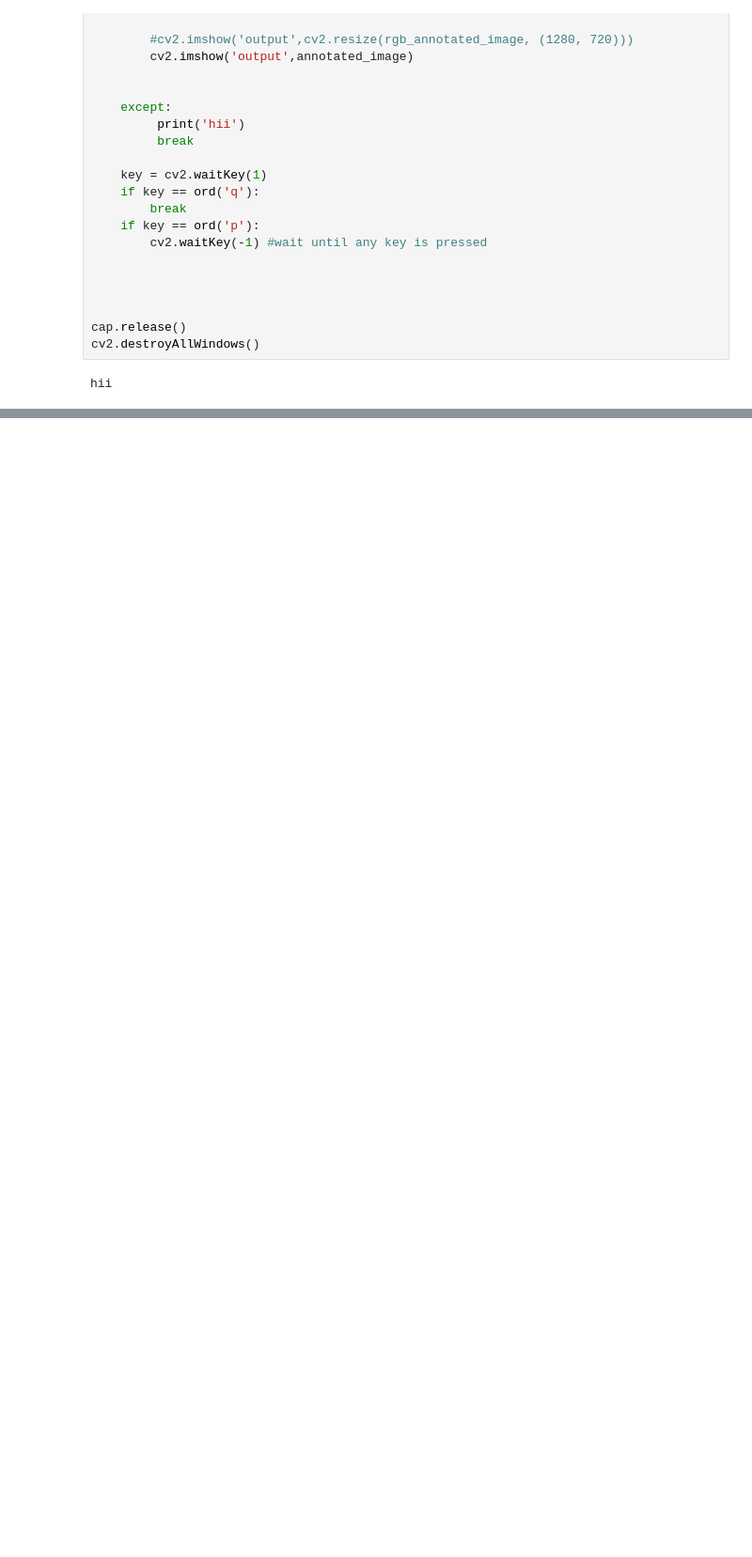
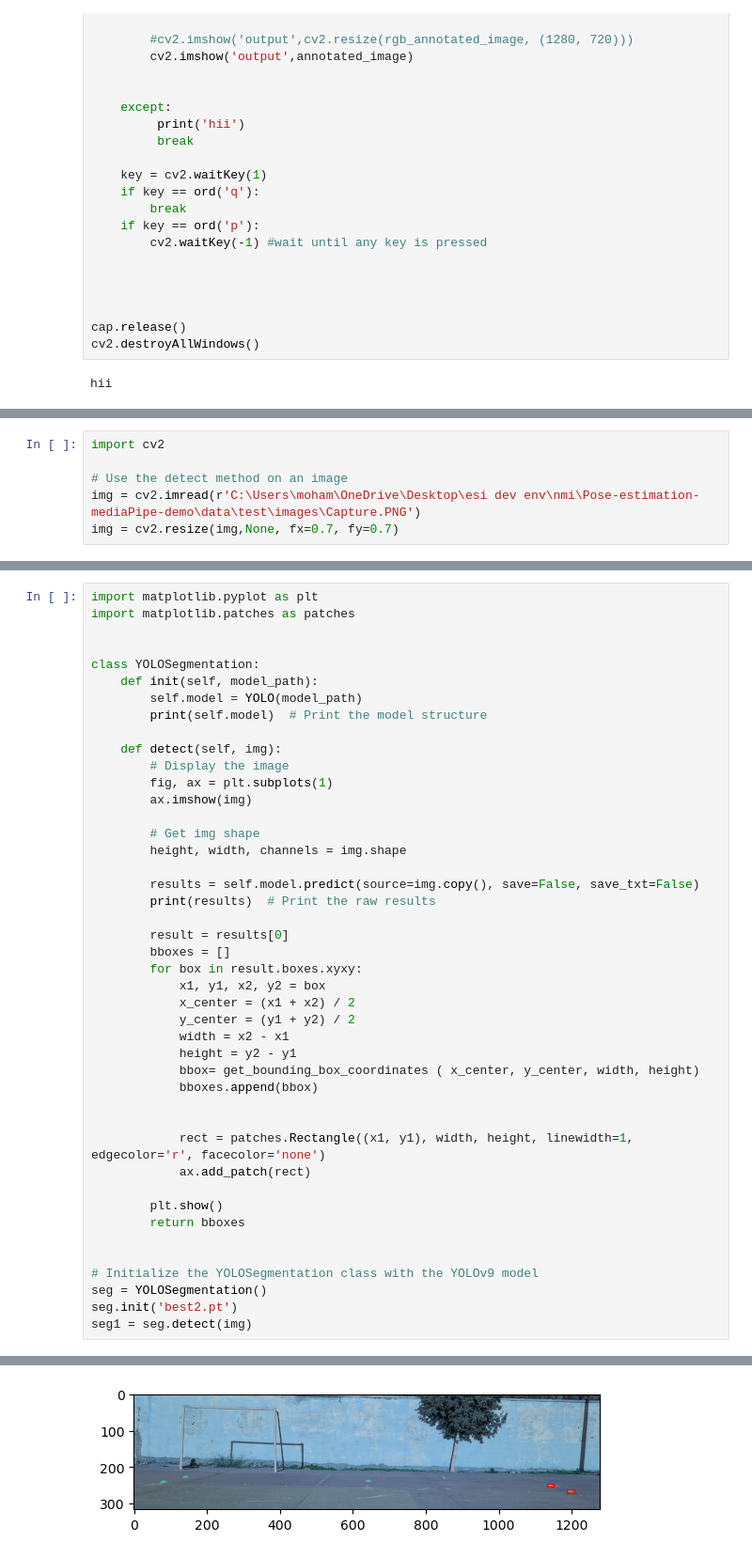
Before and after one commit to mohammedhachoud/HumanPose-Estimation-in-Sport-Analysis, a Jupyter notebook: notebook.ipynb, the cells around one changed output, grey strips where cells are left out. Shown at 94% size. Saved outputs shown, nothing was run; the diff lists cells and outputs as text; blank space fills up the shorter version.

```diff
--- a/notebook.ipynb
+++ b/notebook.ipynb
@@ -220,0 +188,6 @@ class YOLOSegmentation:
+# %%
+import cv2
+
+# Use the detect method on an image
+img = cv2.imread(r'C:\Users\moham\OneDrive\Desktop\esi dev env\nmi\Pose-estimation-mediaPipe-demo\data\test\images\Capture.PNG')
+img = cv2.resize(img,None, fx=0.7, fy=0.7)
@@ -220,0 +220,45 @@ class YOLOSegmentation:
+# %%
+import matplotlib.pyplot as plt
+import matplotlib.patches as patches
+
+
+class YOLOSegmentation:
+    def init(self, model_path):
+        self.model = YOLO(model_path)
+        print(self.model)  # Print the model structure
+
+    def detect(self, img):
+        # Display the image
+        fig, ax = plt.subplots(1)
+        ax.imshow(img)
+
+        # Get img shape
+        height, width, channels = img.shape
+
+        results = self.model.predict(source=img.copy(), save=False, save_txt=False)
+        print(results)  # Print the raw results
+
+        result = results[0]
+        bboxes = []
+        for box in result.boxes.xyxy:
+            x1, y1, x2, y2 = box
+            x_center = (x1 + x2) / 2
+            y_center = (y1 + y2) / 2
+            width = x2 - x1
+            height = y2 - y1
+            bbox= get_bounding_box_coordinates ( x_center, y_center, width, height)
+            bboxes.append(bbox)
+
+
+            rect = patches.Rectangle((x1, y1), width, height, linewidth=1, edgecolor='r', facecolor='none')
+            ax.add_patch(rect)
+
+        plt.show()
+        return bboxes
+
+
+# Initialize the YOLOSegmentation class with the YOLOv9 model
+seg = YOLOSegmentation()
+seg.init('best2.pt')
+seg1 = seg.detect(img)
+# %% [output]
@@ -220,0 +282 @@ class YOLOSegmentation:
+[figure, added]
```
Also changed, not shown: parts of 7 cells of this notebook, 1 other file.
